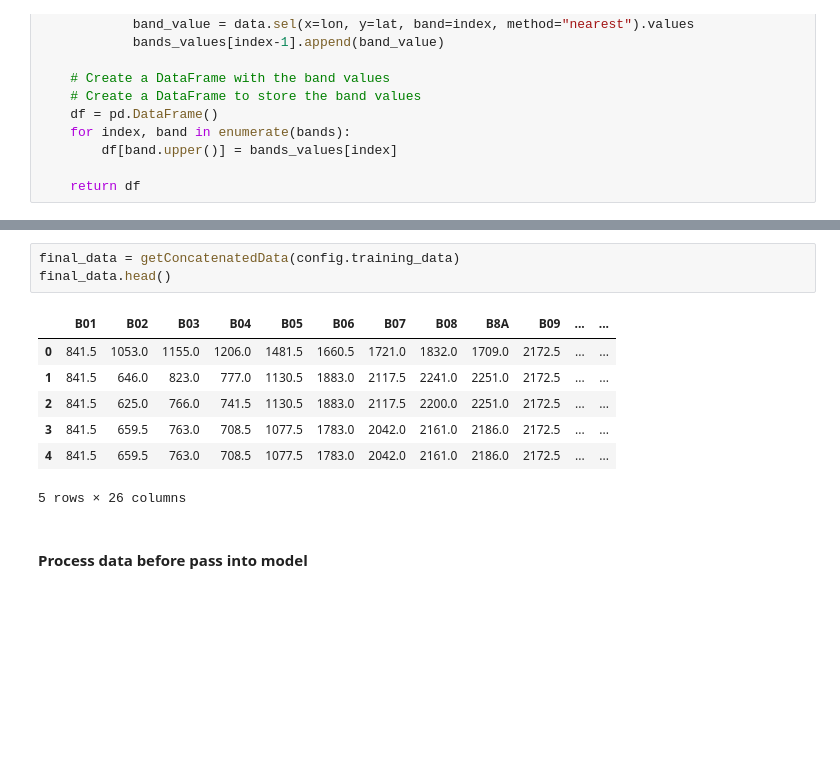
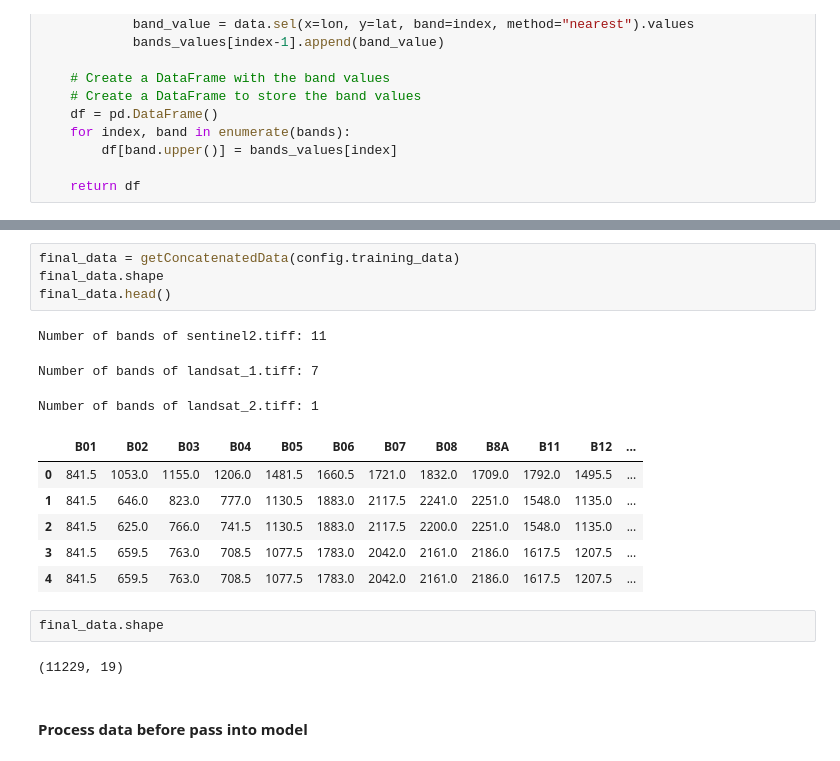
Before and after one commit to Winnee0305/UHI, a Jupyter notebook: mainNotebook.ipynb, the cells around one changed output, grey strips where cells are left out. Cells and saved outputs as stored; diff of their text form; blank space fills up the shorter version.

```diff
--- a/mainNotebook.ipynb
+++ b/mainNotebook.ipynb
@@ -265,14 +261,21 @@ Number of bands of landsat_2.tiff: 1
 # %%
 final_data = getConcatenatedData(config.training_data)
+final_data.shape
 final_data.head()
 # %% [output]
+Number of bands of sentinel2.tiff: 11
+Number of bands of landsat_1.tiff: 7
+Number of bands of landsat_2.tiff: 1
-|  | B01 | B02 | B03 | B04 | B05 | B06 | B07 | B08 | B8A | B09 | ... | ... |
-| 0 | 841.5 | 1053.0 | 1155.0 | 1206.0 | 1481.5 | 1660.5 | 1721.0 | 1832.0 | 1709.0 | 2172.5 | ... | ... |
-| 1 | 841.5 | 646.0 | 823.0 | 777.0 | 1130.5 | 1883.0 | 2117.5 | 2241.0 | 2251.0 | 2172.5 | ... | ... |
-| 2 | 841.5 | 625.0 | 766.0 | 741.5 | 1130.5 | 1883.0 | 2117.5 | 2200.0 | 2251.0 | 2172.5 | ... | ... |
-| 3 | 841.5 | 659.5 | 763.0 | 708.5 | 1077.5 | 1783.0 | 2042.0 | 2161.0 | 2186.0 | 2172.5 | ... | ... |
-| 4 | 841.5 | 659.5 | 763.0 | 708.5 | 1077.5 | 1783.0 | 2042.0 | 2161.0 | 2186.0 | 2172.5 | ... | ... |
+|  | B01 | B02 | B03 | B04 | B05 | B06 | B07 | B08 | B8A | B11 | B12 | ... |
+| 0 | 841.5 | 1053.0 | 1155.0 | 1206.0 | 1481.5 | 1660.5 | 1721.0 | 1832.0 | 1709.0 | 1792.0 | 1495.5 | ... |
+| 1 | 841.5 | 646.0 | 823.0 | 777.0 | 1130.5 | 1883.0 | 2117.5 | 2241.0 | 2251.0 | 1548.0 | 1135.0 | ... |
+| 2 | 841.5 | 625.0 | 766.0 | 741.5 | 1130.5 | 1883.0 | 2117.5 | 2200.0 | 2251.0 | 1548.0 | 1135.0 | ... |
+| 3 | 841.5 | 659.5 | 763.0 | 708.5 | 1077.5 | 1783.0 | 2042.0 | 2161.0 | 2186.0 | 1617.5 | 1207.5 | ... |
+| 4 | 841.5 | 659.5 | 763.0 | 708.5 | 1077.5 | 1783.0 | 2042.0 | 2161.0 | 2186.0 | 1617.5 | 1207.5 | ... |
-5 rows × 26 columns
+# %%
+final_data.shape
+# %% [output]
+(11229, 19)
 # %% [markdown]
 #### Process data before pass into model
 # %%
```
Also changed, not shown: parts of 11 cells of this notebook, 2 other files.
